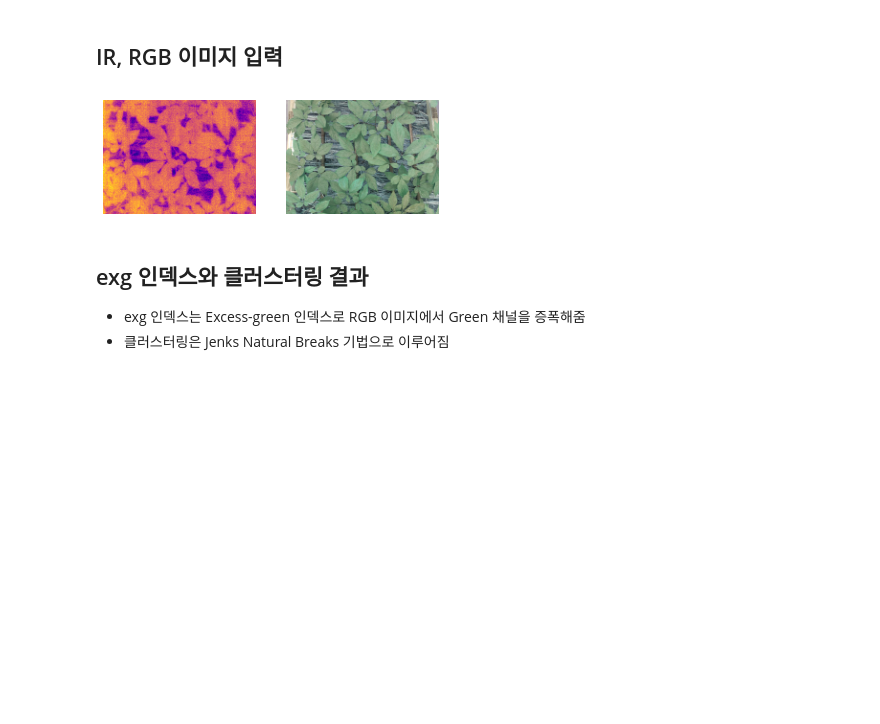
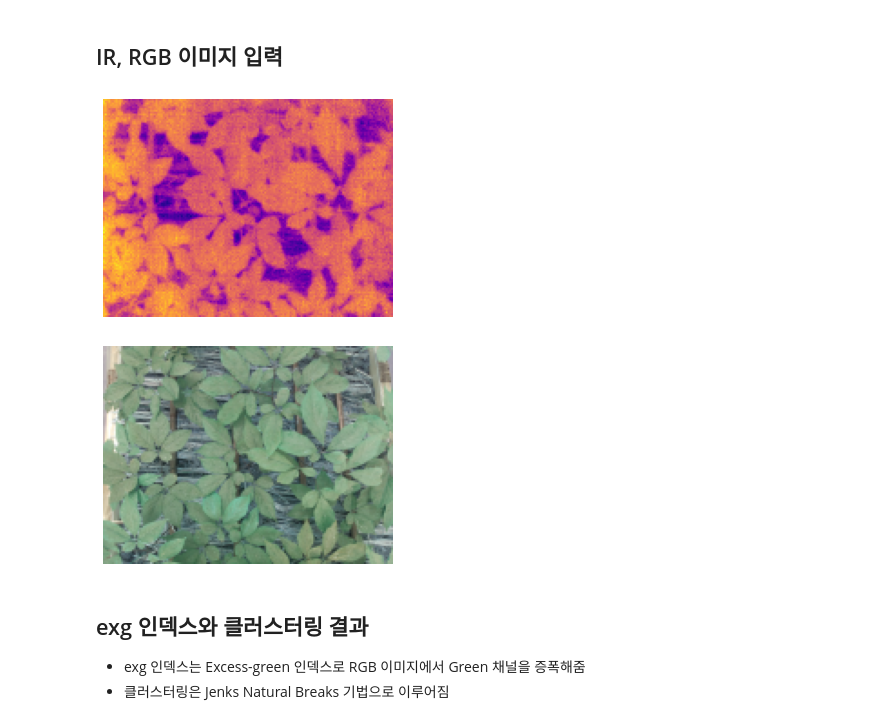
Before and after one commit to plming/infrared-leaf-segmentation, a Jupyter notebook: demo_ginseng.ipynb, the cells around one changed output. Cells and saved outputs as stored; diff of their text form; code cells hidden in the pictures; blank space fills up the shorter version.

```diff
--- a/demo_ginseng.ipynb
+++ b/demo_ginseng.ipynb
@@ -3,12 +3,13 @@
 # %%
 import util
 
 ir_image = util.load_ir_in_dat('./ginseng-ir/irimage_20220728_0903.dat')
 rgb_image = util.load_rgb_in_jpeg('./ginseng-rgb/1.jpeg')
 
-util.show_images([ir_image, rgb_image])
+util.show_images(ir_image, rgb_image)
 # %% [output]
-[figure, old version]
+[figure, new version]
+[figure, added]
 # %% [markdown]
 ## exg 인덱스와 클러스터링 결과
 * exg 인덱스는 Excess-green 인덱스로 RGB 이미지에서 Green 채널을 증폭해줌
```
Also changed, not shown: parts of 4 cells of this notebook, 1 other file.
